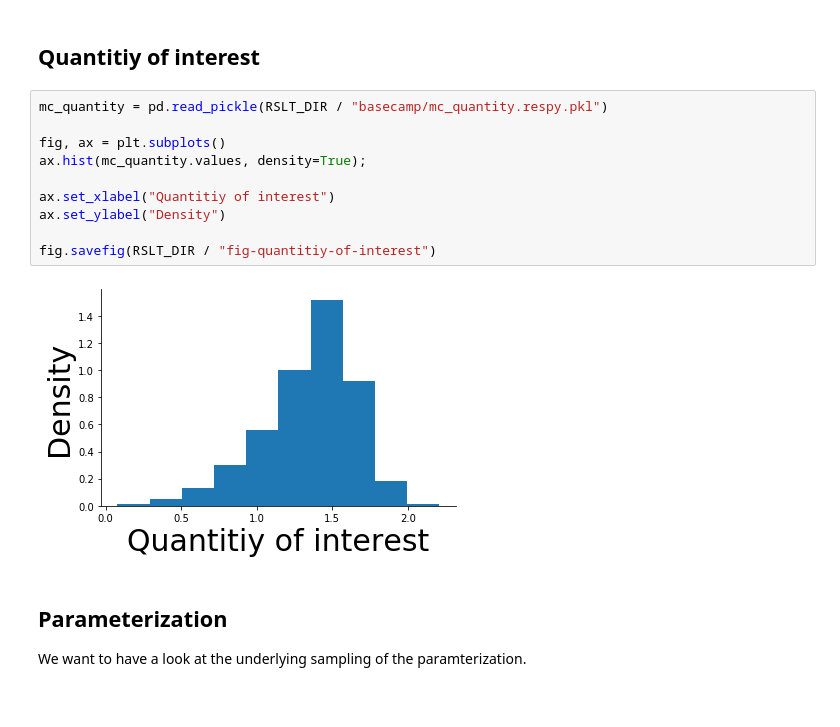
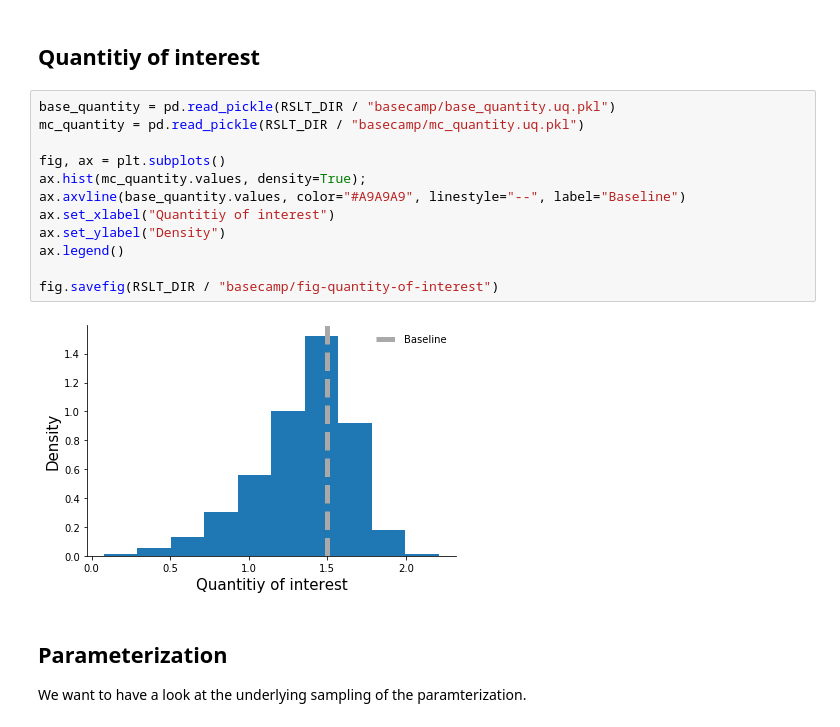
Before and after one commit to fagan2888/numerical-toolbox-uncertainty-quantification, a Jupyter notebook: notebooks/exporation.ipynb, the cells around one changed output. Saved outputs shown, nothing was run; the diff lists cells and outputs as text.

```diff
--- a/notebooks/exporation.ipynb
+++ b/notebooks/exporation.ipynb
@@ -5,17 +5,19 @@ This notebook provides some additional exploration of the underlying material.
 # %% [markdown]
 ## Quantitiy of interest
 # %%
-mc_quantity = pd.read_pickle(RSLT_DIR / "basecamp/mc_quantity.respy.pkl")
+base_quantity = pd.read_pickle(RSLT_DIR / "basecamp/base_quantity.uq.pkl")
+mc_quantity = pd.read_pickle(RSLT_DIR / "basecamp/mc_quantity.uq.pkl")
 
 fig, ax = plt.subplots()
 ax.hist(mc_quantity.values, density=True);
-
+ax.axvline(base_quantity.values, color="#A9A9A9", linestyle="--", label="Baseline")
 ax.set_xlabel("Quantitiy of interest")
 ax.set_ylabel("Density")
+ax.legend()
 
-fig.savefig(RSLT_DIR / "fig-quantitiy-of-interest")
+fig.savefig(RSLT_DIR / "basecamp/fig-quantity-of-interest")
 # %% [output]
-[figure, old version]
+[figure, new version]
 # %% [markdown]
 ## Parameterization
 
```
Also changed, not shown: parts of 1 cell of this notebook, 9 other files.
